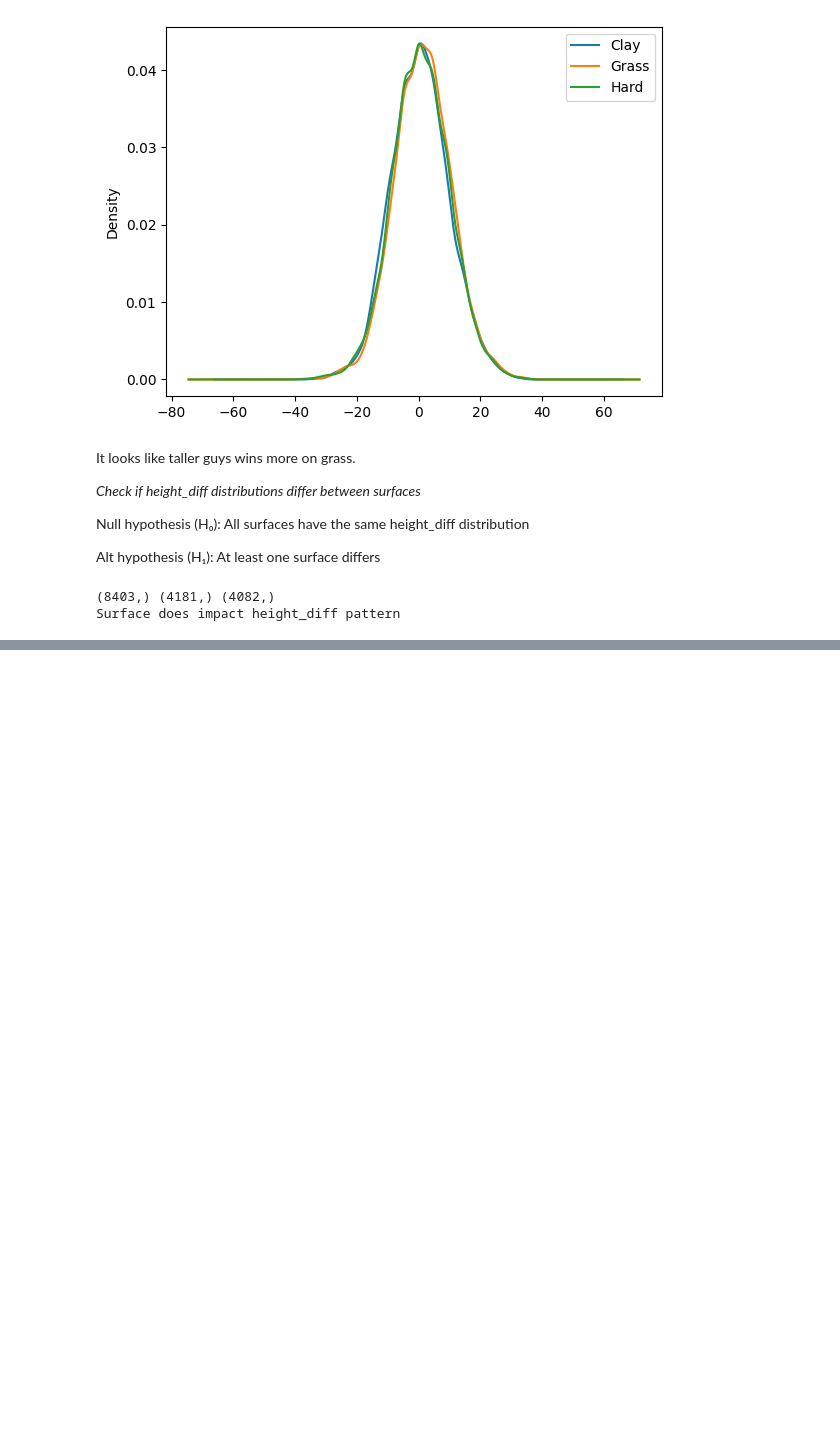
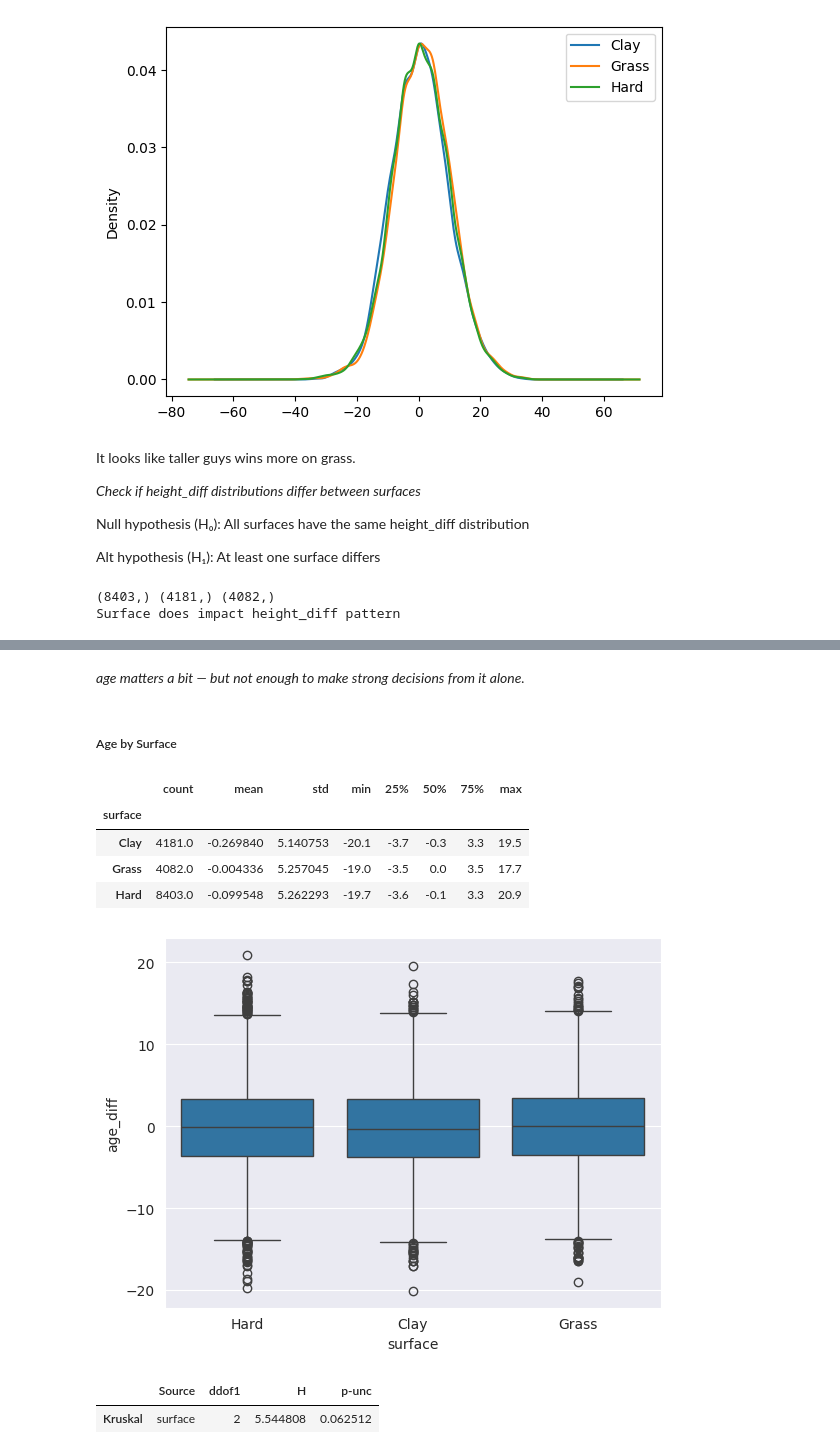
Before and after one commit to Tesserxt/ATP-Tennis, a Jupyter notebook: Notebooks/02_feature_engineering_eda.ipynb, the cells around one changed output, grey strips where cells are left out. Cells and saved outputs as stored; diff of their text form; code cells hidden in the pictures; blank space fills up the shorter version.

```diff
--- a/Notebooks/02_feature_engineering_eda.ipynb
+++ b/Notebooks/02_feature_engineering_eda.ipynb
@@ -179,0 +191,22 @@ gdf
+# %% [markdown]
+*age matters a bit — but not enough to make strong decisions from it alone.*
+# %% [markdown]
+##### Age by Surface
+# %%
+sns.set_style("darkgrid")
+sns.boxplot(x='surface', y='age_diff', data=gdf)
+gdf.groupby('surface')['age_diff'].describe()
+# Most matches involve players within ~7 years of each other
+# %% [output]
+|  | count | mean | std | min | 25% | 50% | 75% | max |
+| surface |  |  |  |  |  |  |  |  |
+| Clay | 4181.0 | -0.269840 | 5.140753 | -20.1 | -3.7 | -0.3 | 3.3 | 19.5 |
+| Grass | 4082.0 | -0.004336 | 5.257045 | -19.0 | -3.5 | 0.0 | 3.5 | 17.7 |
+| Hard | 8403.0 | -0.099548 | 5.262293 | -19.7 | -3.6 | -0.1 | 3.3 | 20.9 |
+[figure, added]
+# %%
+kruskal_test = pg.kruskal(data=gdf, dv='age_diff', between='surface')
+kruskal_test
+# %% [output]
+|  | Source | ddof1 | H | p-unc |
+| Kruskal | surface | 2 | 5.544808 | 0.062512 |
```
Also changed, not shown: parts of 21 cells of this notebook.
